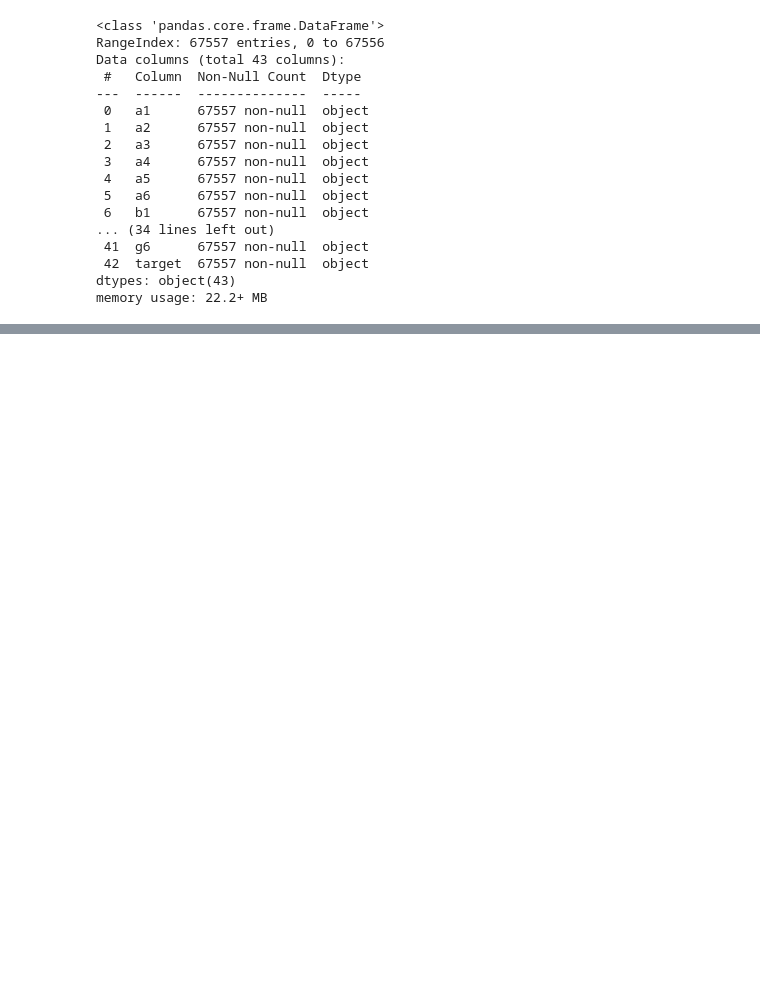
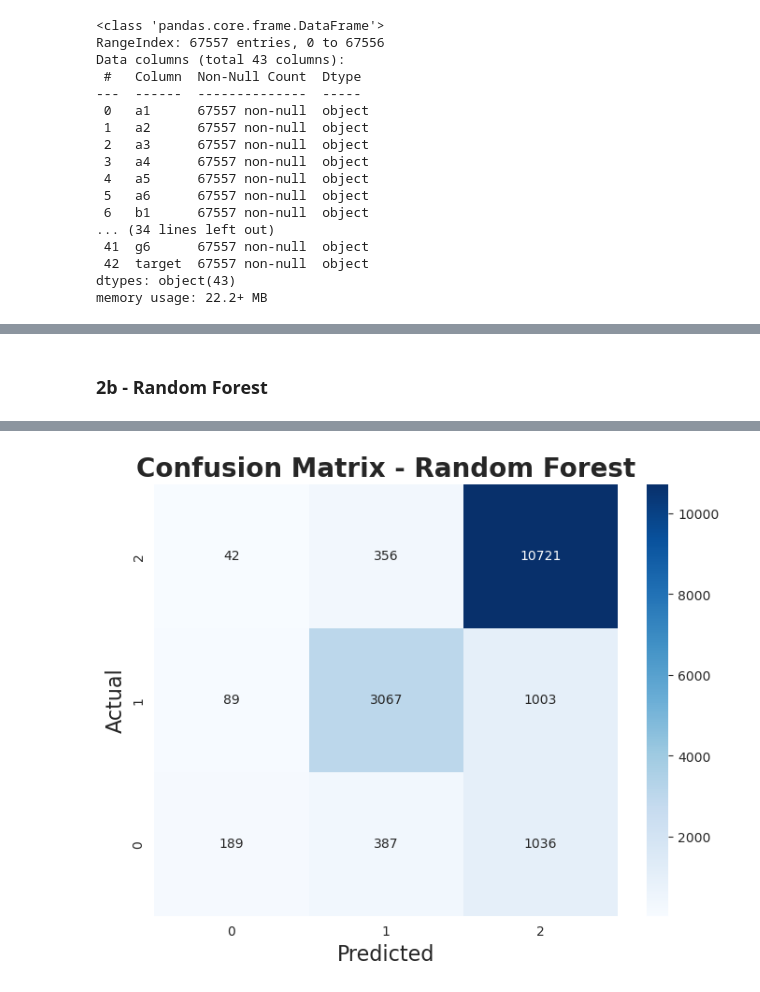
Before and after one commit to ali-hou-supaero/ML_Connect4_Project, a Jupyter notebook: project.ipynb, the cells around one changed output, grey strips where cells are left out. Cells and saved outputs as stored; diff of their text form; code cells hidden in the pictures; blank space fills up the shorter version.

```diff
--- a/project.ipynb
+++ b/project.ipynb
@@ -68,0 +214,12 @@ plot_connect4_row(df.iloc[0, :-1])
+# %%
+# Encode board positions
+encoder = OneHotEncoder()
+X_encoded = encoder.fit_transform(df.iloc[:, :42])
+print(X_encoded.shape)
+
+# Target
+y = df['target']
+
+# Train/test split
+# We choose to stratify to ensure class proportions are maintained in both sets
+X_train, X_test, y_train, y_test = train_test_split(X_encoded, y, stratify=y)
@@ -68,0 +228,66 @@ plot_connect4_row(df.iloc[0, :-1])
+# %% [markdown]
+### 2b - Random Forest
+# %%
+choice = input("Do you want to train the Random Forest model or load it? (type 'train' or 'load'): ").strip().lower()
+model_name = input("Enter model filename to create or load (e.g., rf.pkl): ").strip()
+
+model_path = os.path.join("models", model_name)
+
+if os.path.exists(model_path):
+    overwrite = input(f"{model_name} already exists. Overwrite? (y/n): ").strip().lower()
+    if overwrite == 'y':
+        print("Overwriting the existing model.")
+        choice = 'train'
+    else:
+        print("Loading the existing model.")
+        choice = 'load'
+
+if choice == 'train':
+
+    print("Training the model...")
+
+    # Define the parameter grid for Random Forest
+    param_grid_rf = {
+        'n_estimators': [200],
+        # 'max_depth': [None, 10, 20, 30],
+        # 'min_samples_split': [2, 5, 10],
+        # 'min_samples_leaf': [1, 2, 4]
+    }
+
+    # Initialize the classifiers
+    rf = RandomForestClassifier(random_state=42)
+
+    # Initialize GridSearchCV for Random Forest
+    grid_search_rf = GridSearchCV(estimator=rf, param_grid=param_grid_rf, cv=5, n_jobs=-1, verbose=2)
+
+    # Perform grid search for Random Forest
+    grid_search_rf.fit(X_train, y_train)
+
+    # Save or overwrite
+    joblib.dump(model_name, model_path)
+    print(f"Model saved to {model_path}\n")
+
+    print(f"Best parameters for Random Forest: {grid_search_rf.best_params_}")
+    print(f"Best score for Random Forest: {grid_search_rf.best_score_}")
+
+    # Evaluate the best Random Forest model on the test set
+    best_rf = grid_search_rf.best_estimator_
+    y_pred_rf = best_rf.predict(X_test)
+    y_pred_proba_rf = best_rf.predict_proba(X_test)[:,1]
+
+    performance_display(y_test, y_pred_rf, "Random Forest")
+
+
+elif choice == 'load':
+    if os.path.exists(model_path):
+        model = joblib.load(model_path)
+        print(f"Model loaded from {model_path}")
+        y_pred_rf = model.predict(X_test)
+        performance_display(y_test, y_pred_rf, "Loaded Random Forest Model")
+
+    else:
+        print(f"No model found at {model_path}. Please train it first.")
+
+else:
+    print("Invalid choice. Please type 'train' or 'load'.")
+# %% [output]
@@ -68,0 +305 @@ plot_connect4_row(df.iloc[0, :-1])
+[figure, added]
```
Also changed, not shown: parts of 23 cells of this notebook, 1 other file.
